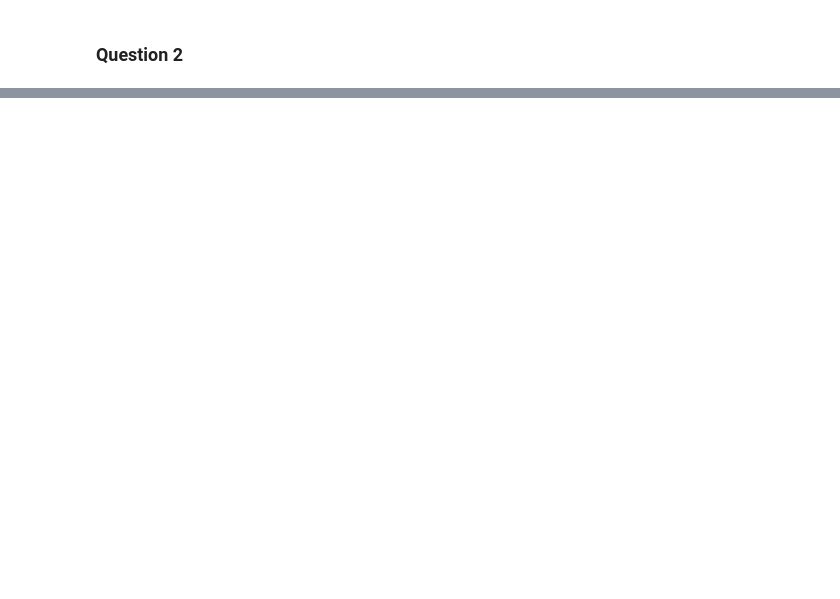
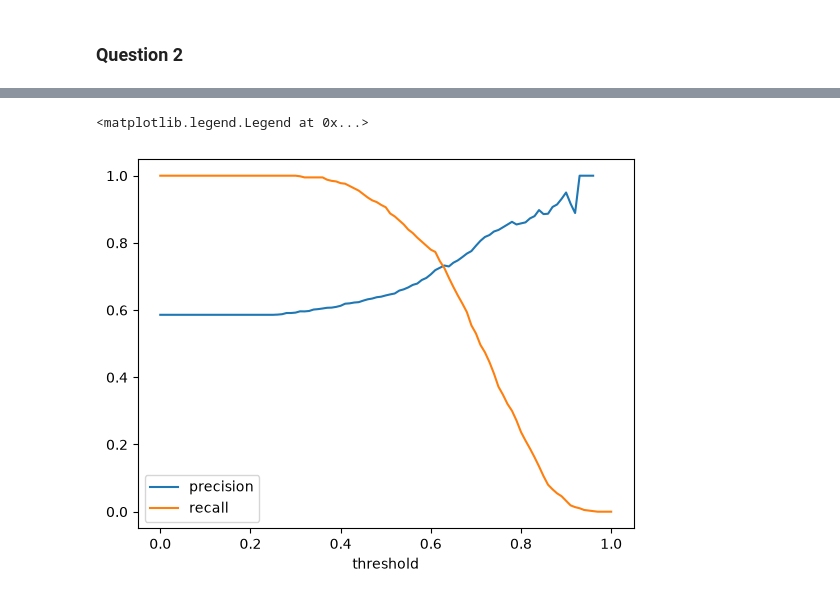
Before and after one commit to shohbitgupta/datatalk_ml_zoomcamp, a Jupyter notebook: datatalk_submission_04/homework.ipynb, the cells around one changed output, grey strips where cells are left out. Drawn from its saved outputs; the diff is of its cells as text; code cells hidden in the pictures; blank space fills up the shorter version.

```diff
--- a/datatalk_submission_04/homework.ipynb
+++ b/datatalk_submission_04/homework.ipynb
@@ -88,0 +99,27 @@ sk
+# %%
+def tpr_fpr(y_val, y_pred, threshold=0.5):
+
+    scores = []
+    thresholds = np.linspace(0, 1, 101)
+    for threshold in thresholds:
+        pred_pos = (y_pred >= threshold)
+        pred_neg = (y_pred < threshold)
+
+        actual_pos = (y_val == 1)
+        actual_neg = (y_val == 0)
+
+        tn = (pred_neg & actual_neg).sum()
+        fp = (pred_pos & actual_neg).sum()
+        fn = (pred_neg & actual_pos).sum()
+        tp = (pred_pos & actual_pos).sum()
+
+        scores.append((threshold, tp, fp, fn, tn))
+
+    columns = ['threshold', 'tp', 'fp', 'fn', 'tn']
+    df_scores = pd.DataFrame(scores, columns=columns)
+    scores = np.array(scores)
+
+    df_scores['tpr'] = df_scores['tp'] / (df_scores['tp'] + df_scores['fn'])
+    df_scores['fpr'] = df_scores['fp'] / (df_scores['fp'] + df_scores['tn'])
+
+    return df_scores
@@ -88,0 +228,12 @@ sk
+# %%
+df_scores = tpr_fpr(y_val, y_pred)
+
+df_scores['precision'] = df_scores.tp / (df_scores.tp + df_scores.fp)
+df_scores['recall'] = df_scores.tp / (df_scores.tp + df_scores.fn)
+
+plt.plot(df_scores.threshold, df_scores.precision, label='precision')
+plt.plot(df_scores.threshold, df_scores.recall, label='recall')
+plt.xlabel('threshold'); plt.legend()
+# %% [output]
+<matplotlib.legend.Legend at 0x...>
+[figure, added]
```
Also changed, not shown: parts of 34 cells of this notebook.
